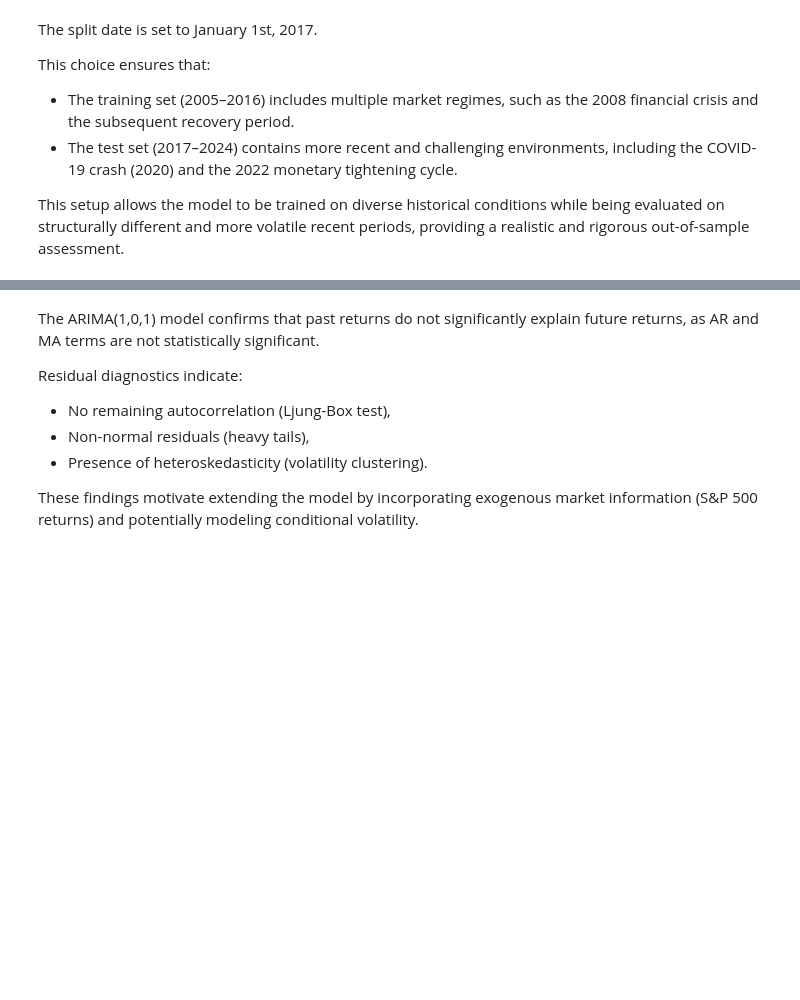
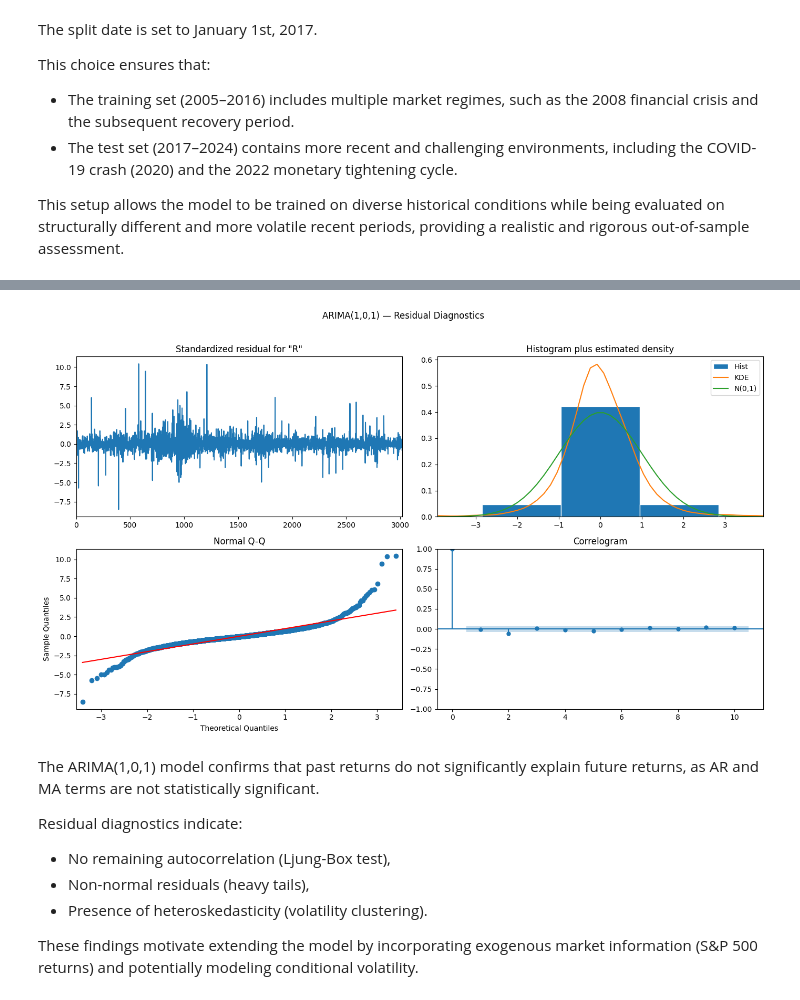
Before and after one commit to EdLac/stock-price-prediction-amazon, a Jupyter notebook: notebooks/03_model_training.ipynb, the cells around one changed output, grey strips where cells are left out. Cells and saved outputs as stored; diff of their text form; code cells hidden in the pictures; blank space fills up the shorter version.

```diff
--- a/notebooks/03_model_training.ipynb
+++ b/notebooks/03_model_training.ipynb
@@ -156,21 +175,9 @@ ARIMA will serve as a statistical baseline before introducing exogenous informat
 # %%
 from statsmodels.tsa.arima.model import ARIMA
 
-y_train = train["Return"]
-y_test = test["Return"]
-
 p, d, q = 1, 0, 1
-arima_model = ARIMA(y_train, order = (p, d, q))
-arima_result = arima_model.fit()
-
-print(arima_result.summary())
-
-arima_forecast = arima_result.get_forecast(steps=len(y_test))
-arima_forecast = arima_forecast.predicted_mean
-
-arima_forecast.index = y_test.index
-arima_forecast = pd.Series(arima_forecast, index = y_test.index, name = "ARIMA_Forecast")
-arima_forecast.head()
+arima_fit = ARIMA(y_train, order=(p, d, q)).fit()
+print(arima_fit.summary())
 # %% [output]
                                SARIMAX Results
 ==============================================================================
@@ -199,3 +206,10 @@ Name: ARIMA_Forecast, dtype: float64
+# %%
+arima_fit.plot_diagnostics(figsize=(14, 8))
+plt.suptitle("ARIMA(1,0,1) — Residual Diagnostics", y=1.02)
+plt.tight_layout()
+plt.show()
+# %% [output]
+[figure, added]
 # %% [markdown]
 The ARIMA(1,0,1) model confirms that past returns do not significantly explain future returns, as AR and MA terms are not statistically significant.
 
```
Also changed, not shown: parts of 38 cells of this notebook, 2 other files.
